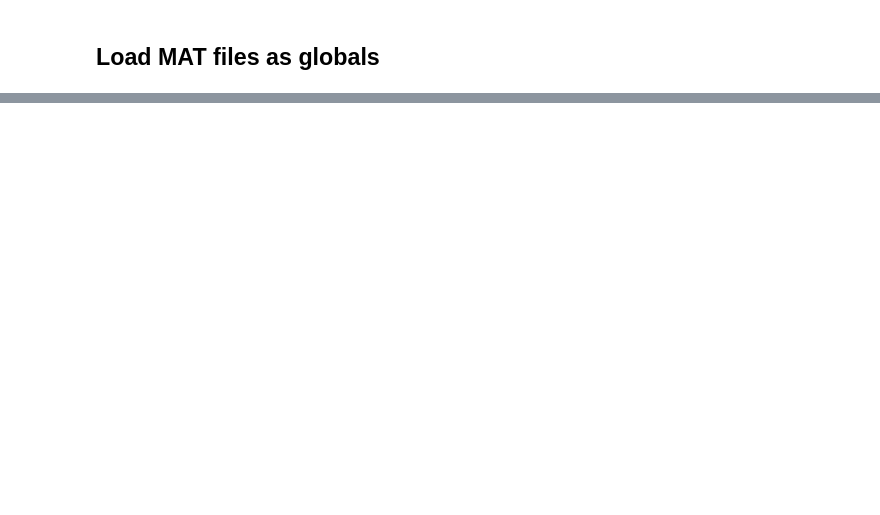
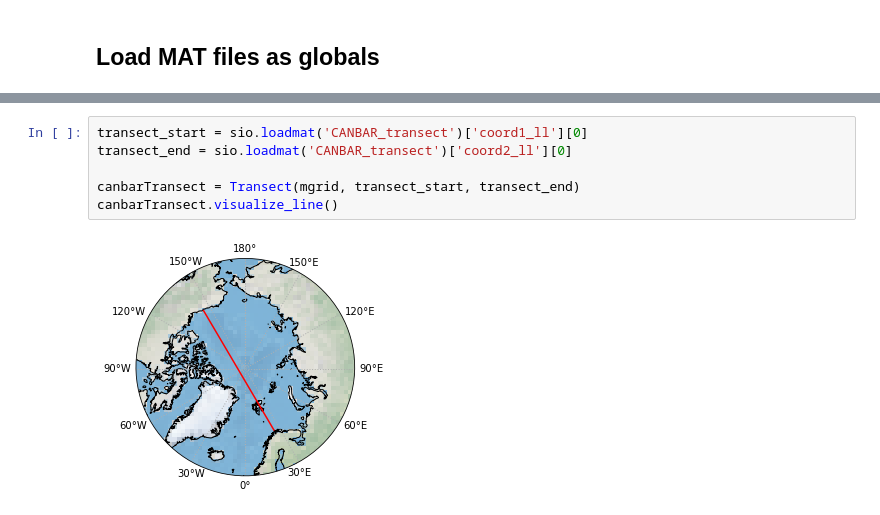
Before and after one commit to joshlerner/arcticMix, a Jupyter notebook: mitGCM/kappa_BG/TestSuite.ipynb, the cells around one changed output, grey strips where cells are left out. Drawn from its saved outputs; the diff is of its cells as text; blank space fills up the shorter version.

Commit message:
clean up and transects

```diff
--- a/mitGCM/kappa_BG/TestSuite.ipynb
+++ b/mitGCM/kappa_BG/TestSuite.ipynb
@@ -228,0 +343,8 @@ maps = visualize_maps(KappaBG, show=True)
+# %%
+transect_start = sio.loadmat('CANBAR_transect')['coord1_ll'][0]
+transect_end = sio.loadmat('CANBAR_transect')['coord2_ll'][0]
+
+canbarTransect = Transect(mgrid, transect_start, transect_end)
+canbarTransect.visualize_line()
+# %% [output]
+[figure, added]
```
Also changed, not shown: parts of 8 cells of this notebook, 1 other file.
